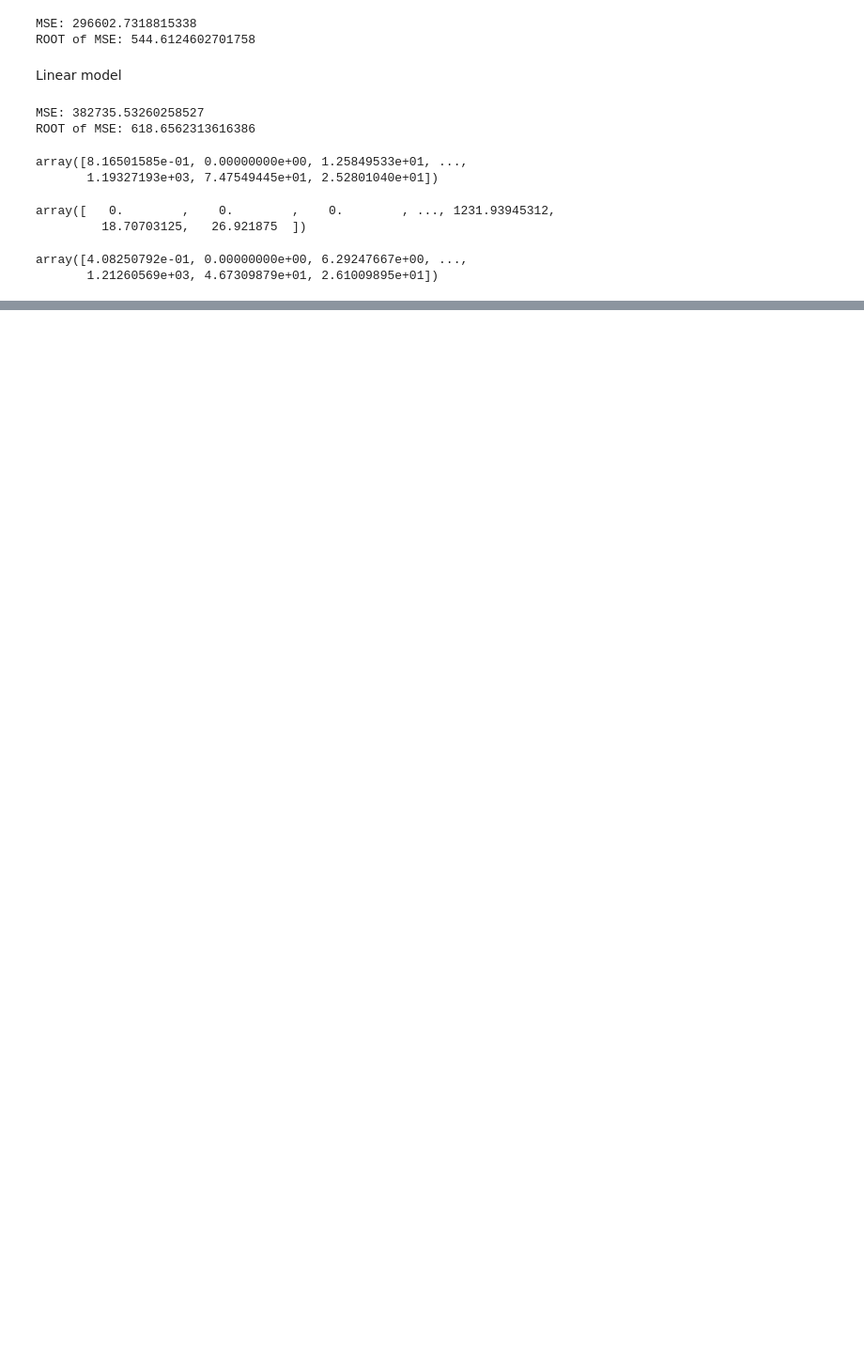
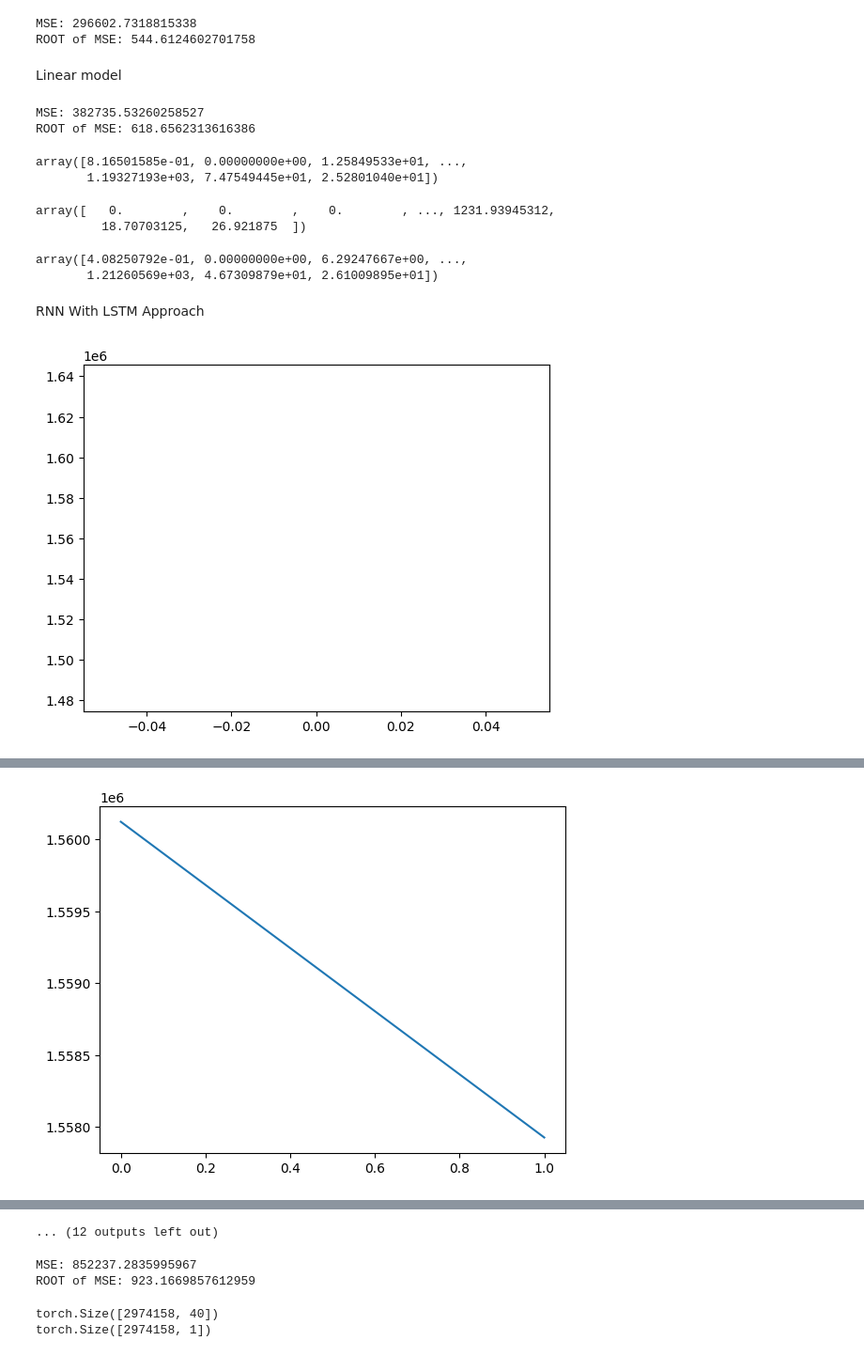
Before and after one commit to tomaszbk/time_series__sales_forecasting_ml, a Jupyter notebook: train2.ipynb, the cells around one changed output, grey strips where cells are left out. Shown at 94% size. Drawn from its saved outputs; the diff is of its cells as text; code cells hidden in the pictures; blank space fills up the shorter version.

Commit message:
feat: :sparkles: added new models for training

```diff
--- a/train2.ipynb
+++ b/train2.ipynb
@@ -33,5 +49,5 @@ See the caveats in the documentation: https://pandas.pydata.org/pandas-docs/stab
 # %%
-model = lgb.LGBMRegressor(force_row_wise=True, n_estimators=500, learning_rate=0.1, num_leaves=100, subsample=0.8, colsample_bytree=0.8, max_depth=10, random_state=42)
+model = lgb.LGBMRegressor(force_row_wise=True, n_estimators=500, learning_rate=0.1, num_leaves=100, subsample=0.8, colsample_bytree=0.8, max_depth=100, random_state=42)
 # %%
 model.fit(X_train, y_train)
 # %% [output]
@@ -171,3 +199,5 @@ array([4.08250792e-01, 0.00000000e+00, 6.29247667e+00, ...,
 # %%
 pd.DataFrame({'id':competition_indexes,
               'sales':competition_prediction }).to_csv('data/joined_submission.csv', index=False)
+# %% [markdown]
+RNN With LSTM Approach
@@ -173,0 +239,31 @@ pd.DataFrame({'id':competition_indexes,
+# %%
+import matplotlib.pyplot as plt
+# Convertir datos a tensores de PyTorch
+X_train_tensor = torch.tensor(X_train.values.astype(np.float32)).to(device)
+y_train_tensor = torch.from_numpy(y_train.values.astype(np.float32)).reshape(-1, 1).to(device)
+
+batch_size = 1000
+# Entrenar el modelo
+num_epochs = 25
+total_data_size = X_train_tensor.shape[0]
+
+losses = []
+epochs = []
+
+for epoch in range(num_epochs):
+    for i in range(0, len(X_train_tensor), batch_size):
+        X_batch = X_train_tensor[i:i+batch_size]
+        y_batch = y_train_tensor[i:i+batch_size]
+        outputs = model(X_batch)
+        optimizer.zero_grad()
+        loss = criterion(outputs, y_batch)
+        loss.backward()
+        optimizer.step()
+    epochs.append(epoch)
+    losses.append(loss.item())
+    plt.plot(epochs, losses)
+    plt.show()
+    # if (epoch+1) % 10 == 0:
+    print(f'Epoch [{epoch+1}/{num_epochs}], Loss: {loss.item():.4f}')
+# %% [output]
+[figure, added]
@@ -173,0 +271 @@ pd.DataFrame({'id':competition_indexes,
+[figure, added]
@@ -173,0 +281 @@ pd.DataFrame({'id':competition_indexes,
+... (12 outputs left out)
@@ -173,0 +285,12 @@ pd.DataFrame({'id':competition_indexes,
+# %%
+print(f"MSE: {mean_squared_error(y_train, predictions.cpu())}")
+print(f"ROOT of MSE: {mean_squared_error(y_train, predictions.cpu())**0.5}")
+# %% [output]
+MSE: 852237.2835995967
+ROOT of MSE: 923.1669857612959
+# %%
+print(X_train_tensor.shape)
+print(y_train_tensor.reshape(-1, 1).shape)
+# %% [output]
+torch.Size([2974158, 40])
+torch.Size([2974158, 1])
```
Also changed, not shown: parts of 11 cells of this notebook, 1 other file.
